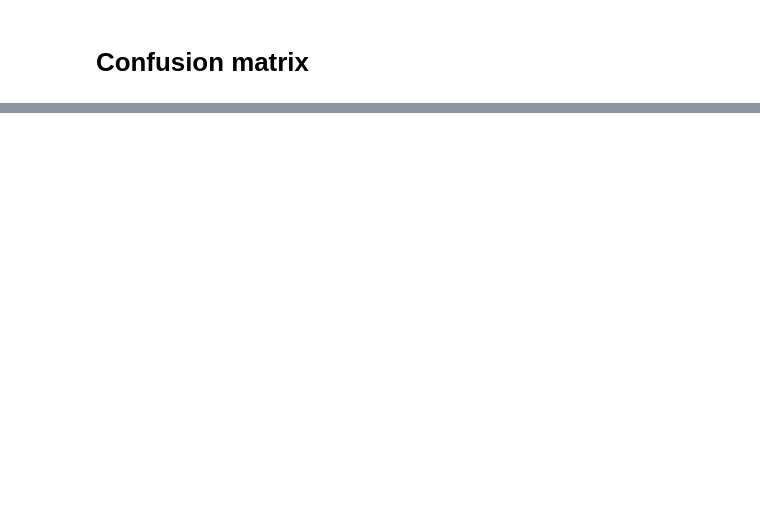
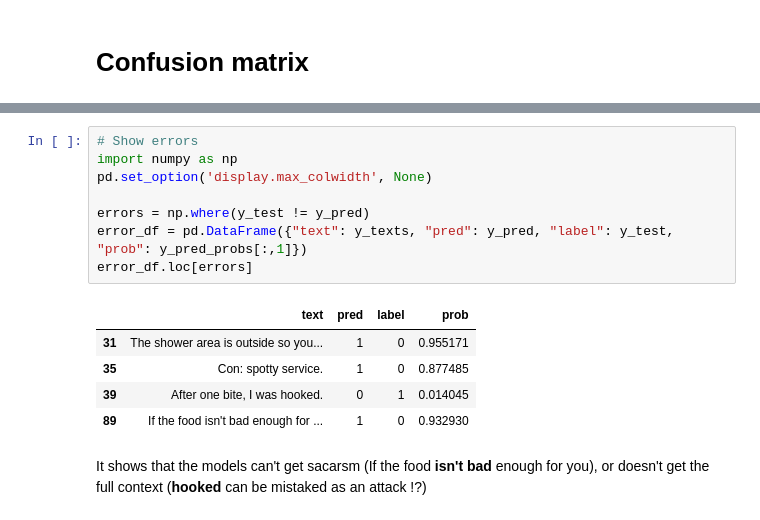
Before and after one commit to xtfocus/aimesoft_interview, a Jupyter notebook: codes/experiment_tracking/report-best-model.ipynb, the cells around one changed output, grey strips where cells are left out. Drawn from its saved outputs; the diff is of its cells as text; blank space fills up the shorter version.

```diff
--- a/codes/experiment_tracking/report-best-model.ipynb
+++ b/codes/experiment_tracking/report-best-model.ipynb
@@ -170,0 +213,16 @@ gc.collect()
+# %%
+# Show errors
+import numpy as np
+pd.set_option('display.max_colwidth', None)
+
+errors = np.where(y_test != y_pred)
+error_df = pd.DataFrame({"text": y_texts, "pred": y_pred, "label": y_test, "prob": y_pred_probs[:,1]})
+error_df.loc[errors]
+# %% [output]
+|  | text | pred | label | prob |
+| 31 | The shower area is outside so you... | 1 | 0 | 0.955171 |
+| 35 | Con: spotty service. | 1 | 0 | 0.877485 |
+| 39 | After one bite, I was hooked. | 0 | 1 | 0.014045 |
+| 89 | If the food isn't bad enough for ... | 1 | 0 | 0.932930 |
+# %% [markdown]
+It shows that the models can't get sacarsm (If the food **isn't bad** enough for you), or doesn't get the full context (**hooked** can be mistaked as an attack !?)
```
Also changed, not shown: parts of 13 cells of this notebook, 8 other files.
